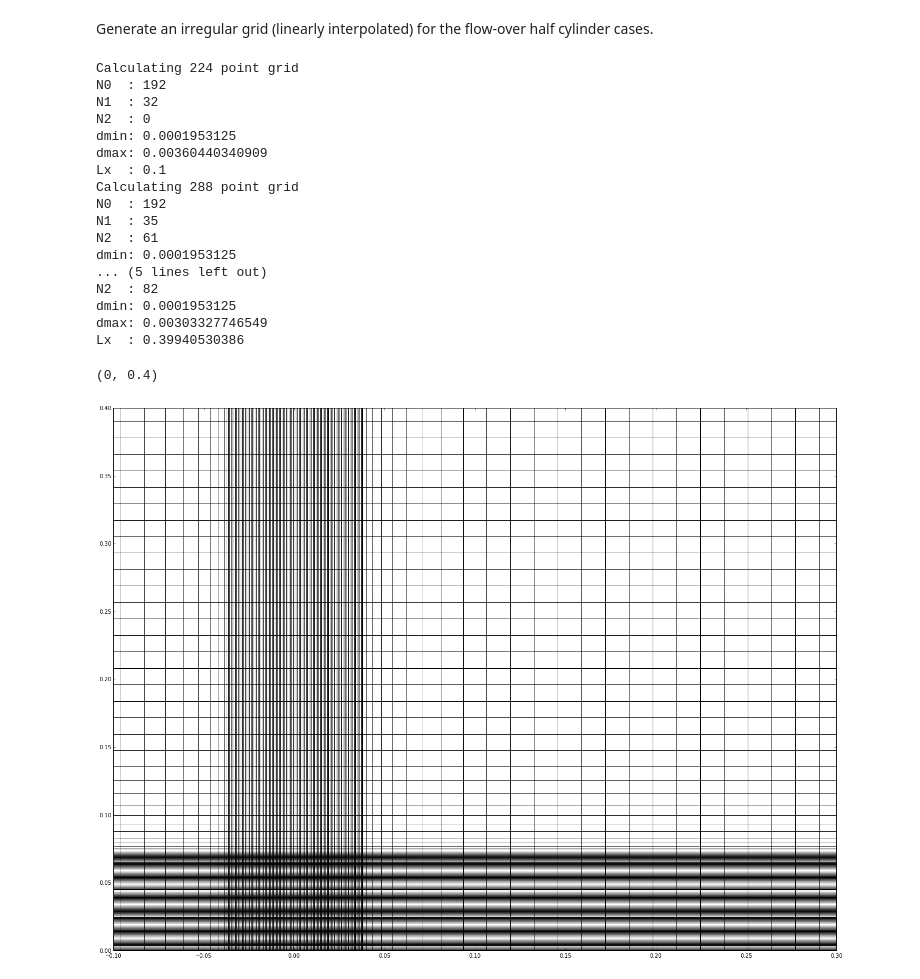
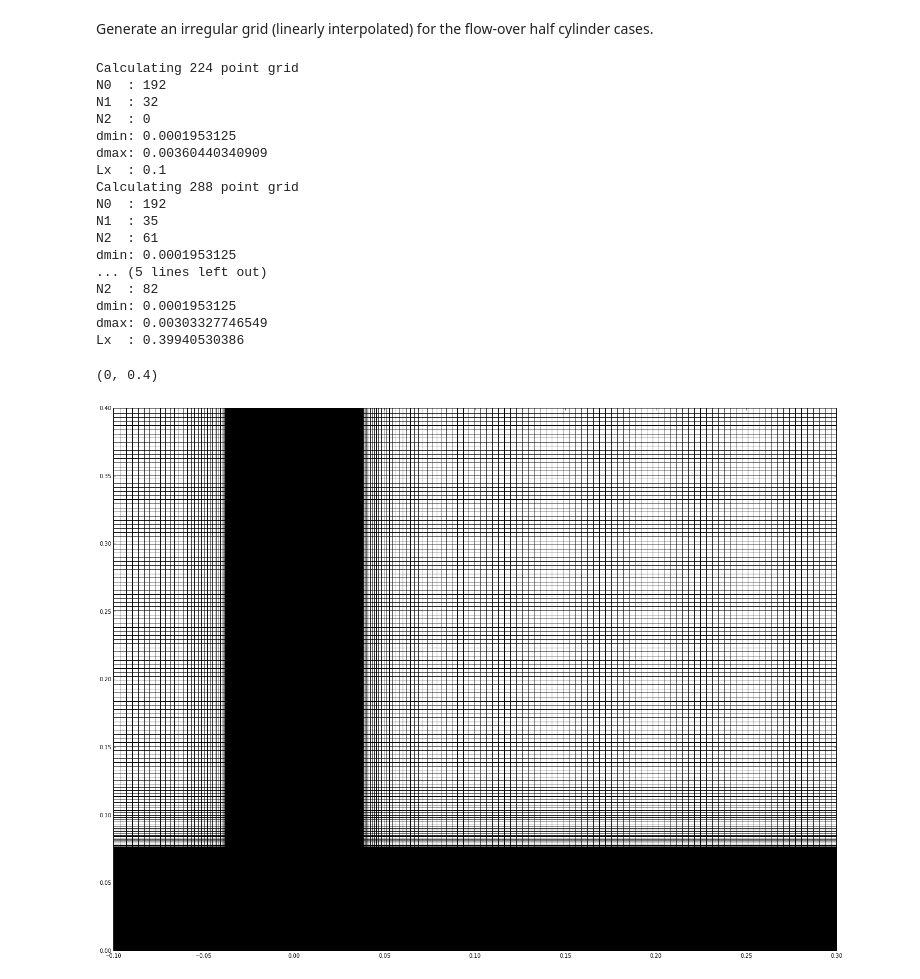
Before and after one commit to UBC-MOAD/flow_separation, a Jupyter notebook: half_cylinder_notebooks/gen_irregular_grid_ICs.ipynb, the cells around one changed output. Saved outputs shown, nothing was run; the diff lists cells and outputs as text; code cells hidden in the pictures.

```diff
--- a/half_cylinder_notebooks/gen_irregular_grid_ICs.ipynb
+++ b/half_cylinder_notebooks/gen_irregular_grid_ICs.ipynb
@@ -117,7 +117,7 @@ z_0 = 0.0
 # cylinder variables
 R0 = 0.025
 
-dxmin = 0.2/(1024)
+dxmin = 0.2/(1024)*512/Nx
 dzmin = dxmin
 
 xmin_hires = -1.5*R0
@@ -126,8 +126,8 @@ xmin_lores = -4*R0
 xmax_lores = 4*R0
 
 # generate left and right grids (gen_grid on creates grid on 0..L)
-dxLEFT,xcLEFT,xlLEFT,xrLEFT = gen_grid(224,x_0,dxmin,-xmin_hires,-xmin_lores,1)
-dxRIGHT,xcRIGHT,xlRIGHT,xrRIGHT = gen_grid(288,Lx-x_0,dxmin,xmax_hires,xmax_lores,1)
+dxLEFT,xcLEFT,xlLEFT,xrLEFT = gen_grid(224*Nx/512,x_0,dxmin,-xmin_hires,-xmin_lores,1)
+dxRIGHT,xcRIGHT,xlRIGHT,xrRIGHT = gen_grid(288*Nx/512,Lx-x_0,dxmin,xmax_hires,xmax_lores,1)
 dz,zc,zb,zt = gen_grid(Nz,Lz,dzmin,3*R0,6*R0,1)
 
 # piece together x-grids
@@ -138,7 +138,7 @@ xr = np.append(-xlLEFT[::-1],xrRIGHT)
 
 plt.figure(figsize=(24,18))
 
-dplt = 4
+dplt = 1
 
 for ii in range(1,Nx,dplt):
     plt.plot([xl[ii],xl[ii]],[0,Lz],'-k')
@@ -148,34 +148,34 @@ for ii in range(1,Nx,dplt):
 
 for ii in range(1,Nz,dplt):
     plt.plot([0-x_0,Lx-x_0],[zb[ii],zb[ii]],'-k')
 
 #for ii in range(0,Nz,dplt):
     #plt.plot([0-x_0,Lx-x_0],[zt[ii],zt[ii]],'-k')
 
 #plt.xlim((-1.5*R0,1.5*R0))
 #plt.ylim((0,1.5*R0))
 plt.xlim((-x_0,Lx-x_0))
 plt.ylim((0,Lz))
 # %% [output]
 Calculating 224 point grid
 N0  : 192
 N1  : 32
 N2  : 0
 dmin: 0.0001953125
 dmax: 0.00360440340909
 Lx  : 0.1
 Calculating 288 point grid
 N0  : 192
 N1  : 35
 N2  : 61
 dmin: 0.0001953125
 ... (5 lines left out)
 N2  : 82
 dmin: 0.0001953125
 dmax: 0.00303327746549
 Lx  : 0.39940530386
 (0, 0.4)
-[figure, old version]
+[figure, new version]
 # %%
 topo = np.zeros((Nx,1))
 
```
Also changed, not shown: parts of 8 cells of this notebook, 1 other file.
